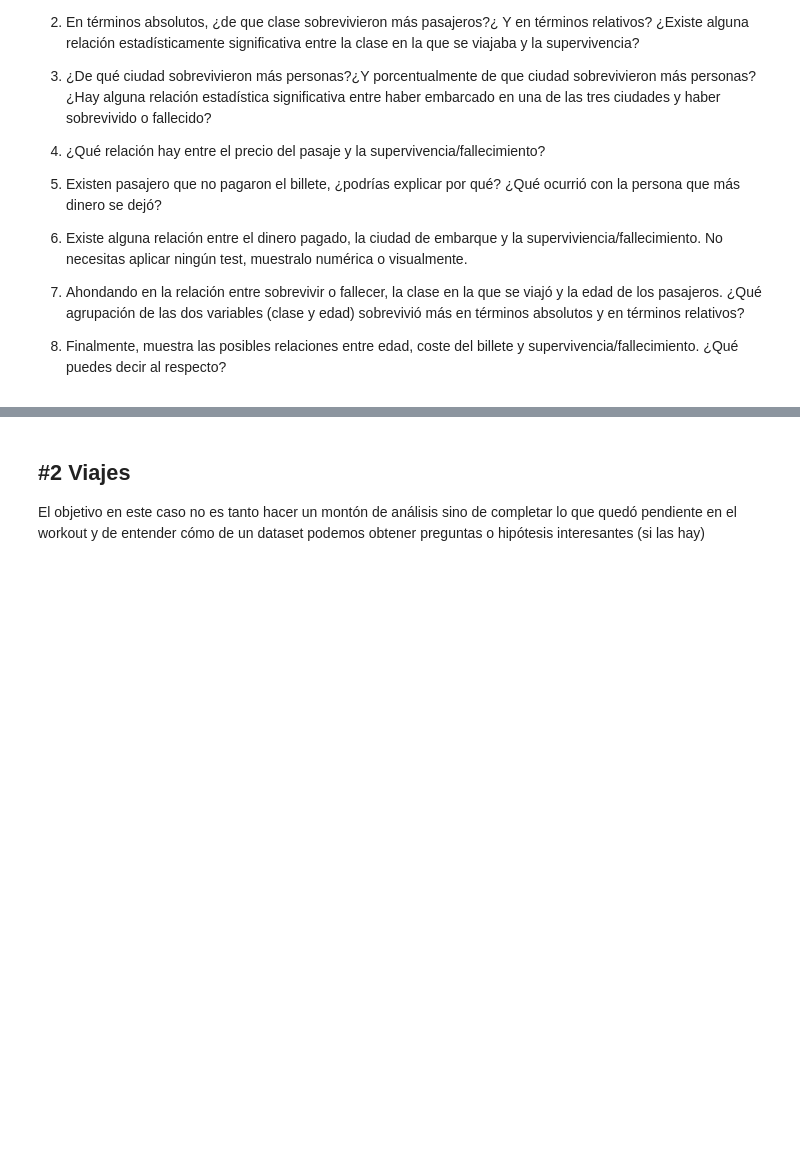
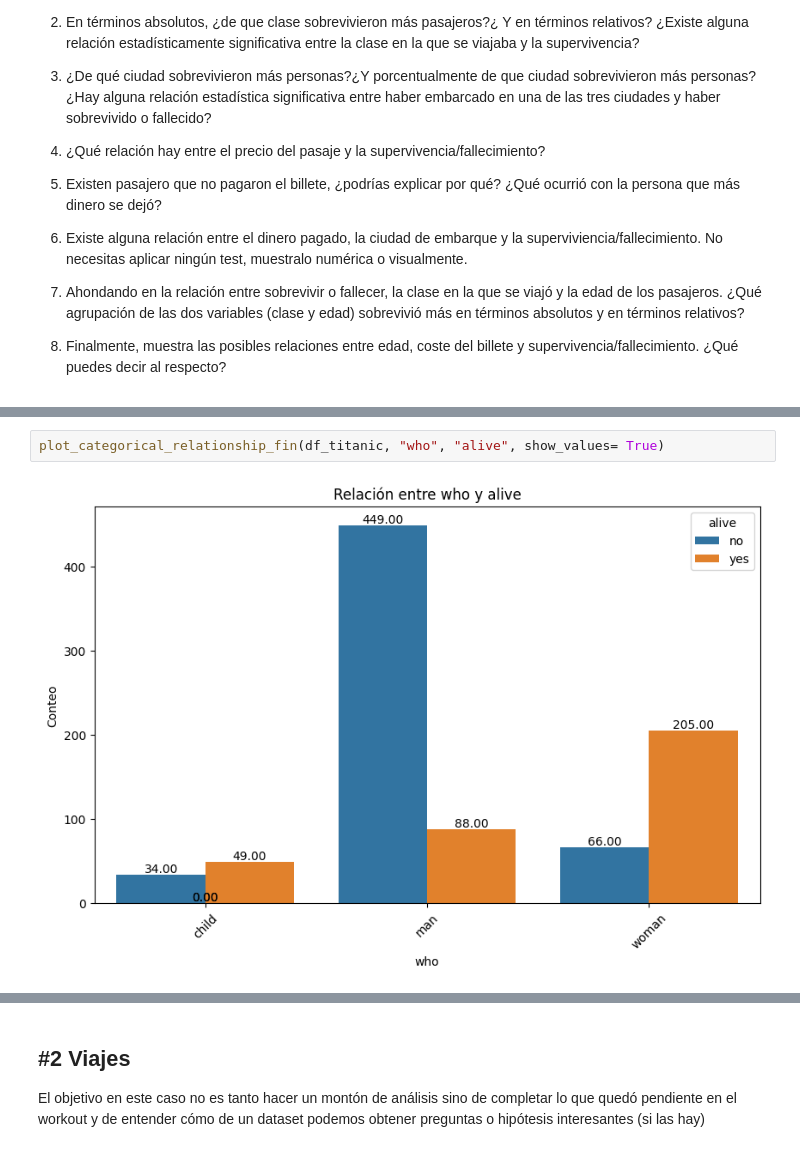
Before and after one commit to Angie-are/ONLINE_DS_THEBRIDGE_CURSO, a Jupyter notebook: 03_Analisis_de_Datos/Sprint_07/Unidad_02_Analisis__Bivariante_Multivariante/18_Practica_Obligatoria_Multivariante.ipynb, the cells around one changed output, grey strips where cells are left out. Cells and saved outputs as stored; diff of their text form; blank space fills up the shorter version.

```diff
--- a/03_Analisis_de_Datos/Sprint_07/Unidad_02_Analisis__Bivariante_Multivariante/18_Practica_Obligatoria_Multivariante.ipynb
+++ b/03_Analisis_de_Datos/Sprint_07/Unidad_02_Analisis__Bivariante_Multivariante/18_Practica_Obligatoria_Multivariante.ipynb
@@ -74,0 +138,4 @@ Realiza los análisis bivariantes o multivariantes que necesites, así como los
+# %%
+plot_categorical_relationship_fin(df_titanic, "who", "alive", show_values= True)
+# %% [output]
+[figure, added]
```
Also changed, not shown: parts of 20 cells of this notebook.
